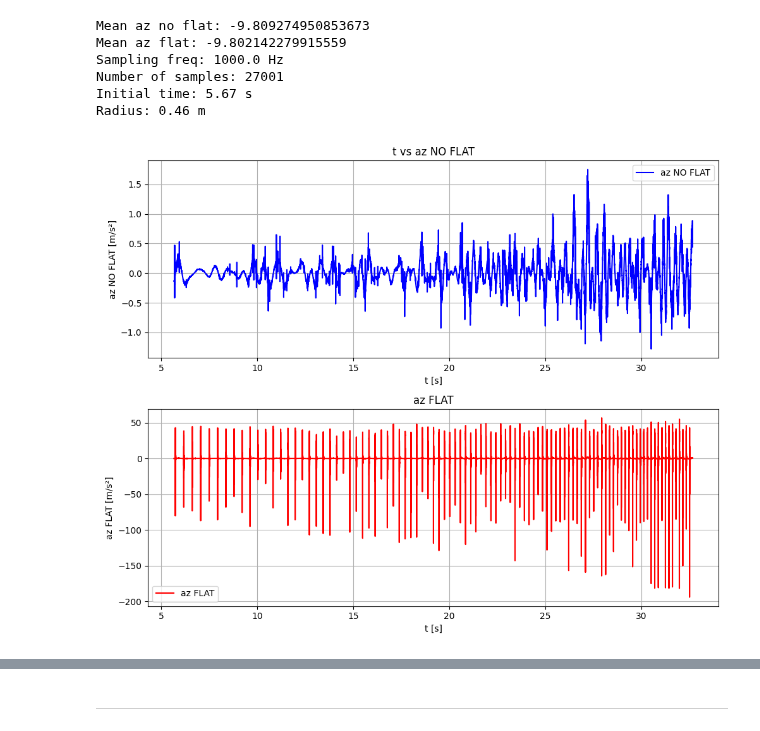
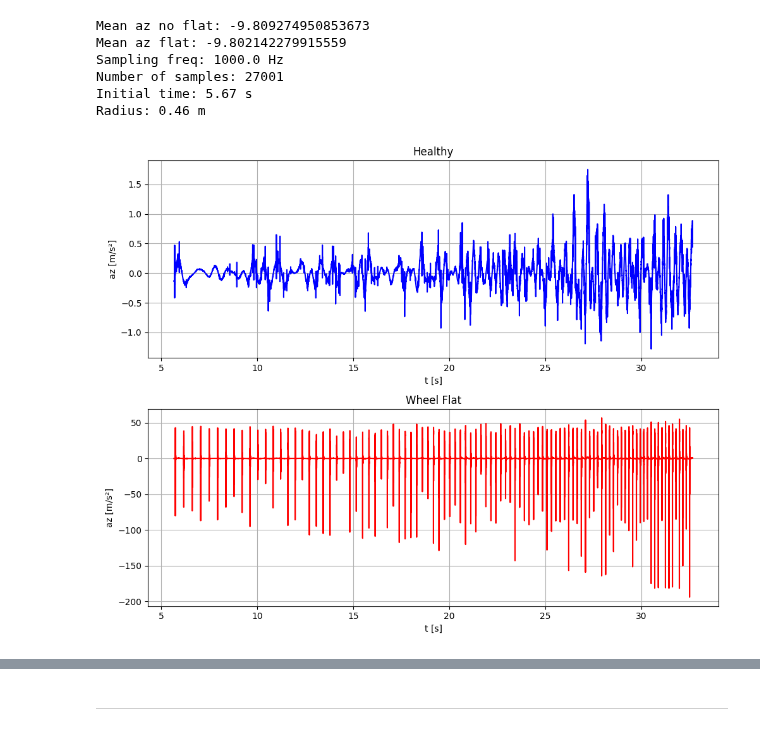
Before and after one commit to androdl96/FlatWheels, a Jupyter notebook: new_simulations.ipynb, the cells around one changed output, grey strips where cells are left out. Saved outputs shown, nothing was run; the diff lists cells and outputs as text; code cells hidden in the pictures.

```diff
--- a/new_simulations.ipynb
+++ b/new_simulations.ipynb
@@ -119,30 +119,30 @@ Radius: 0.46 m
 # %%
 # Crear los subplots
 fig, axs = plt.subplots(2, 1, figsize=(10, 8))
 
 # Primer subplot: t vs az_no_flat_array
-axs[0].plot(t, az_no_flat, label='az NO FLAT', color='b')
-axs[0].set_title('t vs az NO FLAT')
+axs[0].plot(t, az_no_flat, label='Healthy', color='b')
+axs[0].set_title('Healthy')
 axs[0].set_xlabel('t [s]')
-axs[0].set_ylabel('az NO FLAT [m/s²]')
+axs[0].set_ylabel('az [m/s²]')
 axs[0].grid(True)
-axs[0].legend()
+#axs[0].legend()
 
 # Segundo subplot: az_no_flat_array
-axs[1].plot(t,az_with_flat, label='az FLAT', color='r')
-axs[1].set_title('az FLAT')
+axs[1].plot(t,az_with_flat, label='Wheel Flat', color='r')
+axs[1].set_title('Wheel Flat')
 axs[1].set_xlabel('t [s]')
-axs[1].set_ylabel('az FLAT [m/s²]')
+axs[1].set_ylabel('az [m/s²]')
 axs[1].grid(True)
-axs[1].legend()
+#axs[1].legend()
 
 # Ajustar el layout
 plt.tight_layout()
 
 # Mostrar los gráficos
 plt.show()
 # %% [output]
-[figure, old version]
+[figure, new version]
 # %%
 plt.close('all')
 %matplotlib widget
```
Also changed, not shown: parts of 2 cells of this notebook, 1 other file.
